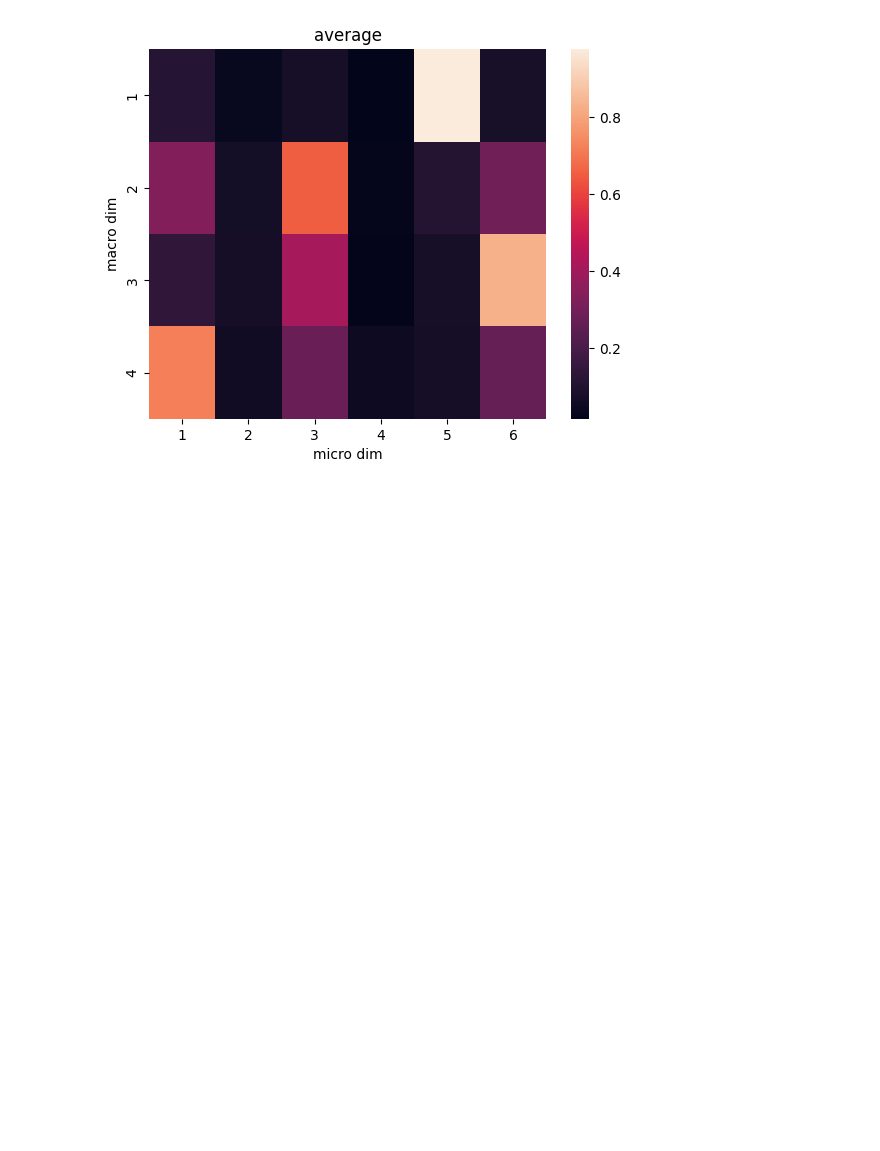
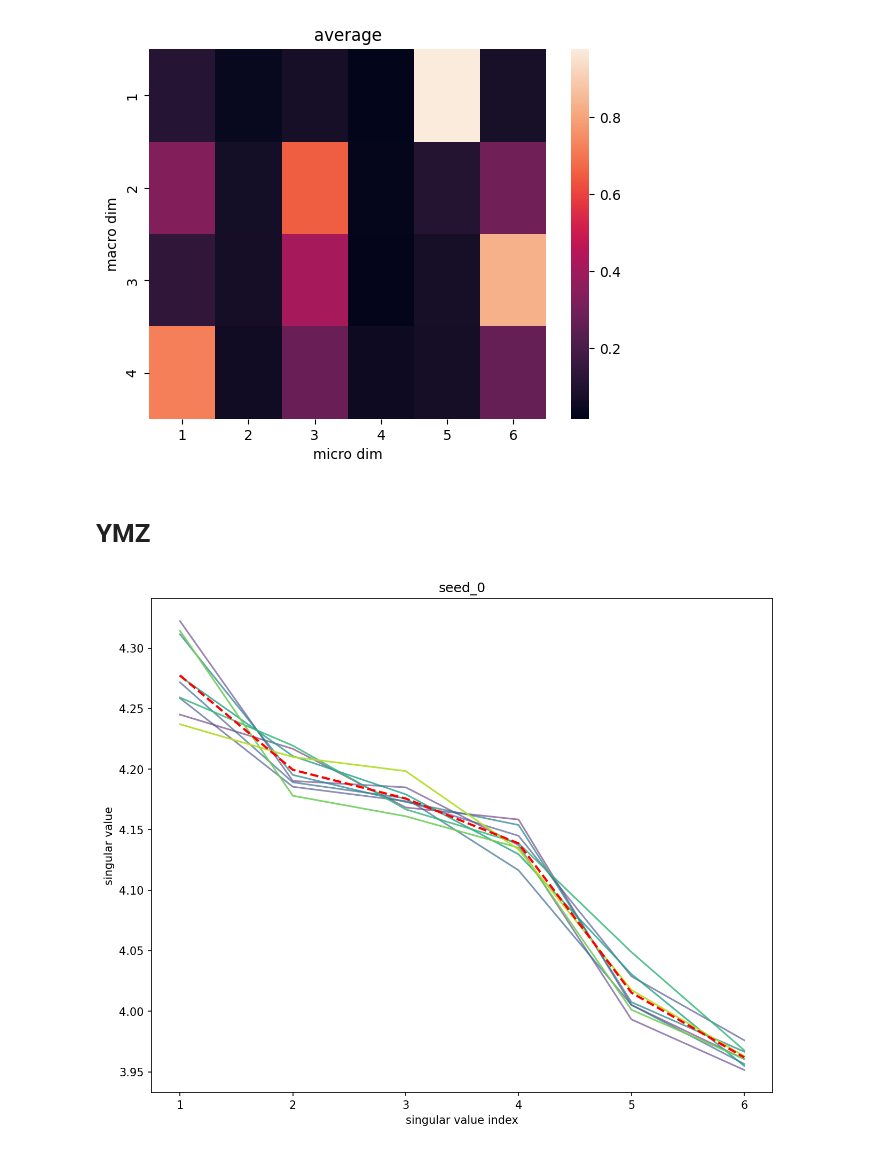
Before and after one commit to Matthew-ymz/Time-series-forecasting-for-causal-emergence, a Jupyter notebook: postprocessing/jacobian_svd_lorzen.ipynb, the cells around one changed output. Saved outputs shown, nothing was run; the diff lists cells and outputs as text; code cells hidden in the pictures; blank space fills up the shorter version.

```diff
--- a/postprocessing/jacobian_svd_lorzen.ipynb
+++ b/postprocessing/jacobian_svd_lorzen.ipynb
@@ -30,3 +30,14 @@ cg_mat_abs = analysis_u(us, micro_dims, start, end, interval, macro_dim=macro_di
 [figure]
 [figure]
 [figure]
+# %% [markdown]
+# YMZ
+# %%
+test_id = 'long_term_forecast_lorzen_10000_no_noise_NN_Lorzen_ft-1_sl1_pl1_dm256_nh8_el2_dl1_df512_fc1_flocnormal_dtTrue_Exp_'
+start = 1000
+end = 10000
+interval = 1000
+seq_len = 1
+singular, us, vts, mats, Sigs = plot_singular(test_id, seed = 1, start=start, end=end, interval=interval, log_bool=True)
+# %% [output]
+[figure, added]
```
Also changed, not shown: parts of 1 cell of this notebook, 5 other files.
